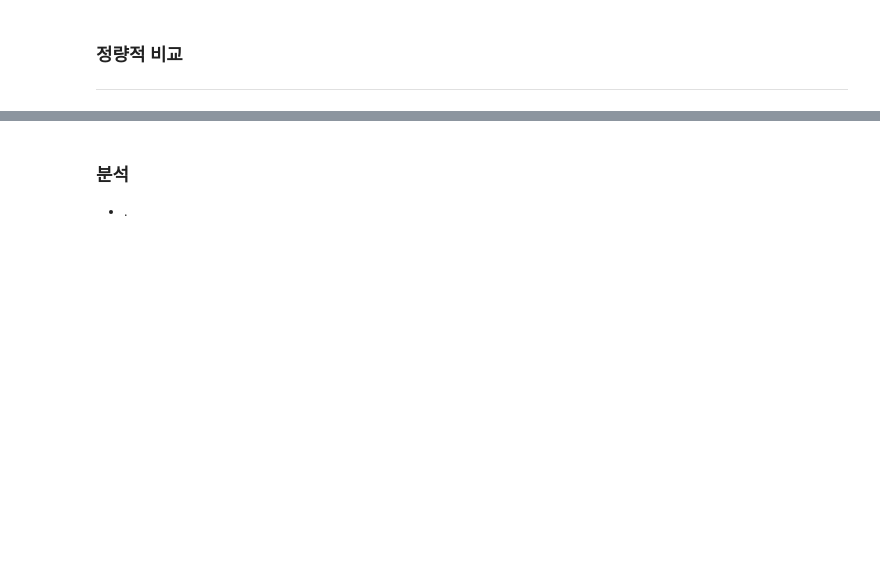
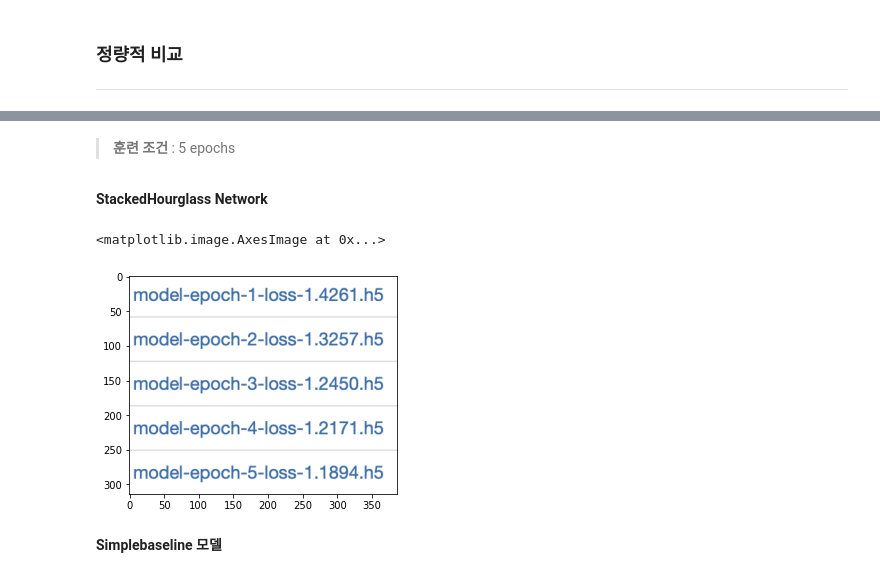
Before and after one commit to changmmml/AIFFEL_quest_rs, a Jupyter notebook: GoingDeeper/Quest8/250103_project.ipynb, the cells around one changed output, grey strips where cells are left out. Saved outputs shown, nothing was run; the diff lists cells and outputs as text; code cells hidden in the pictures; blank space fills up the shorter version.

```diff
--- a/GoingDeeper/Quest8/250103_project.ipynb
+++ b/GoingDeeper/Quest8/250103_project.ipynb
@@ -1195,3 +1212,4 @@ TypeError: 'NoneType' object is not subscriptable
-# %% [markdown]
-### 분석
-- .
+# %% [markdown]
+> **훈련 조건** : 5 epochs
+# %% [markdown]
+**StackedHourglass Network**
@@ -1197,0 +1229,8 @@ TypeError: 'NoneType' object is not subscriptable
+# %%
+# 위에서부터 시간순으로 1~5
+plt.imshow(Image.open('../aiffel/mpii/model_val_loss_5.png'))
+# %% [output]
+<matplotlib.image.AxesImage at 0x...>
+[figure, added]
+# %% [markdown]
+**Simplebaseline 모델**
```
Also changed, not shown: parts of 26 cells of this notebook.
